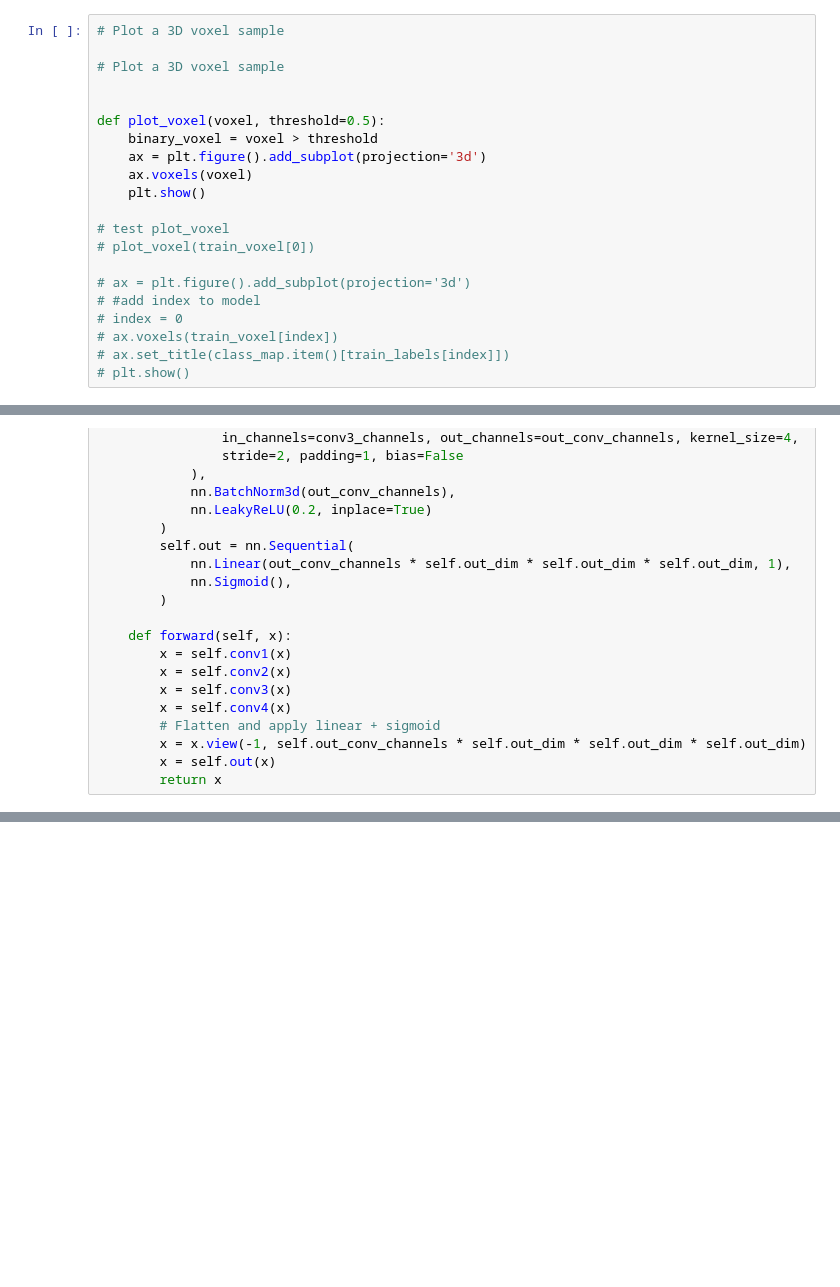
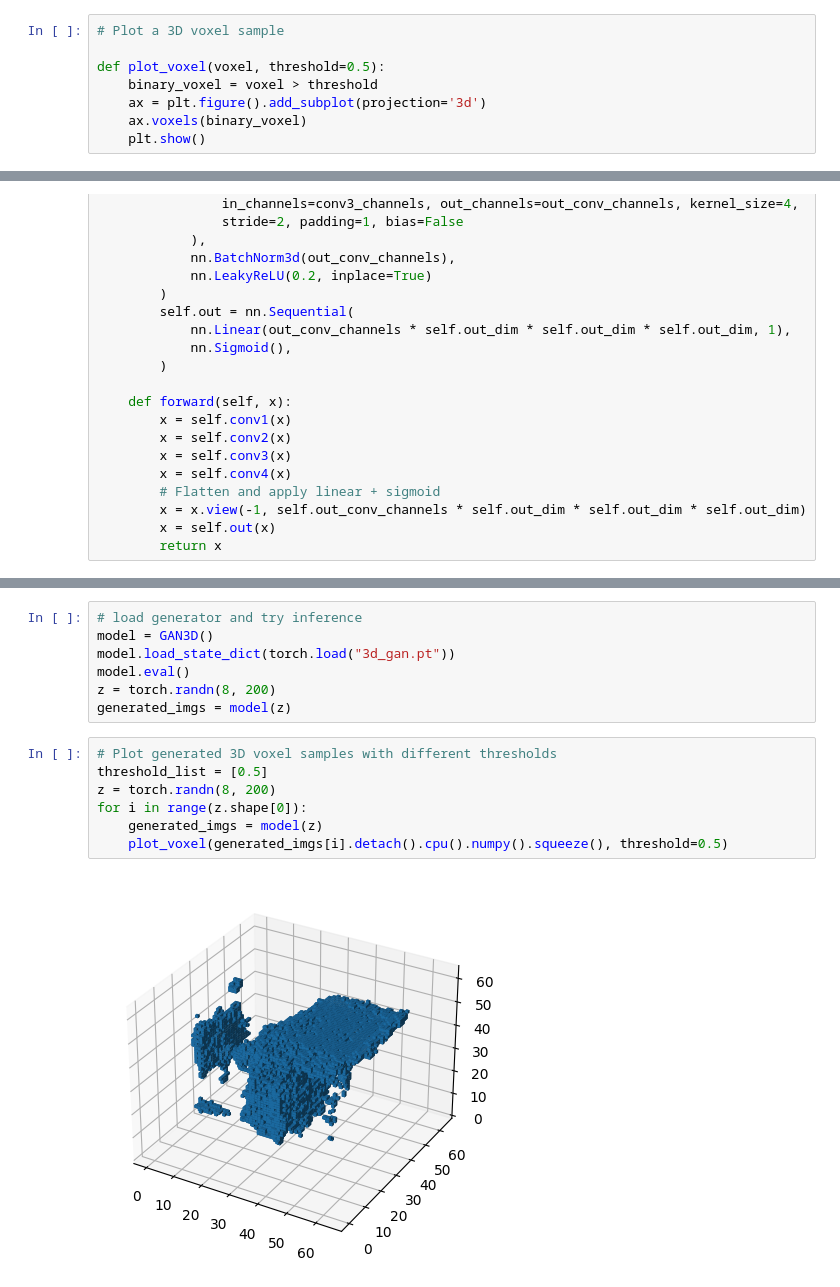
Before and after one commit to buzzCraft/ACIT-4030, a Jupyter notebook: 3d_gan_notes.ipynb, the cells around one changed output, grey strips where cells are left out. Cells and saved outputs as stored; diff of their text form; blank space fills up the shorter version.

Commit message:
Working model trained on chairs

```diff
--- a/3d_gan_notes.ipynb
+++ b/3d_gan_notes.ipynb
@@ -20,24 +32,11 @@ for i in class_map.item():
 # %%
 # Plot a 3D voxel sample
-
-# Plot a 3D voxel sample
-
 
 def plot_voxel(voxel, threshold=0.5):
     binary_voxel = voxel > threshold
     ax = plt.figure().add_subplot(projection='3d')
-    ax.voxels(voxel)
+    ax.voxels(binary_voxel)
     plt.show()
-
-# test plot_voxel
-# plot_voxel(train_voxel[0])
-
-# ax = plt.figure().add_subplot(projection='3d')
-# #add index to model
-# index = 0
-# ax.voxels(train_voxel[index])
-# ax.set_title(class_map.item()[train_labels[index]])
-# plt.show()
 # %%
 class Generator(torch.nn.Module):
     def __init__(self, in_channels=512, out_dim=64, out_channels=1, noise_dim=200, activation="sigmoid"):
@@ -318,0 +326,16 @@ LOCAL_RANK: 0 - CUDA_VISIBLE_DEVICES: [0]
+# %%
+# load generator and try inference
+model = GAN3D()
+model.load_state_dict(torch.load("3d_gan.pt"))
+model.eval()
+z = torch.randn(8, 200)
+generated_imgs = model(z)
+# %%
+# Plot generated 3D voxel samples with different thresholds
+threshold_list = [0.5]
+z = torch.randn(8, 200)
+for i in range(z.shape[0]):
+    generated_imgs = model(z)
+    plot_voxel(generated_imgs[i].detach().cpu().numpy().squeeze(), threshold=0.5)
+# %% [output]
+[figure, added]
```
Also changed, not shown: parts of 6 cells of this notebook.
